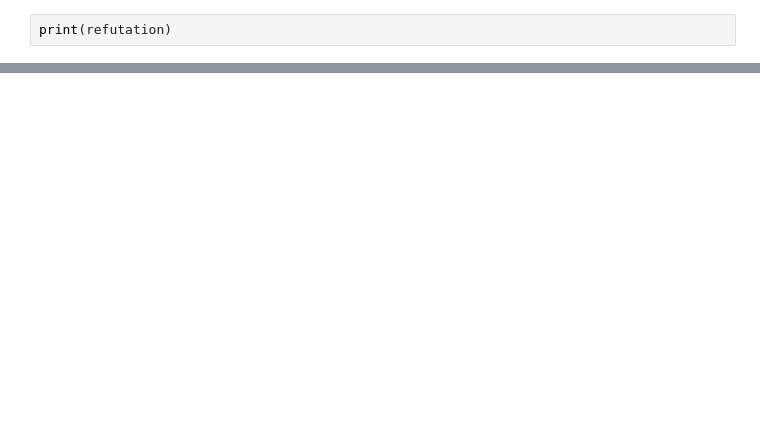
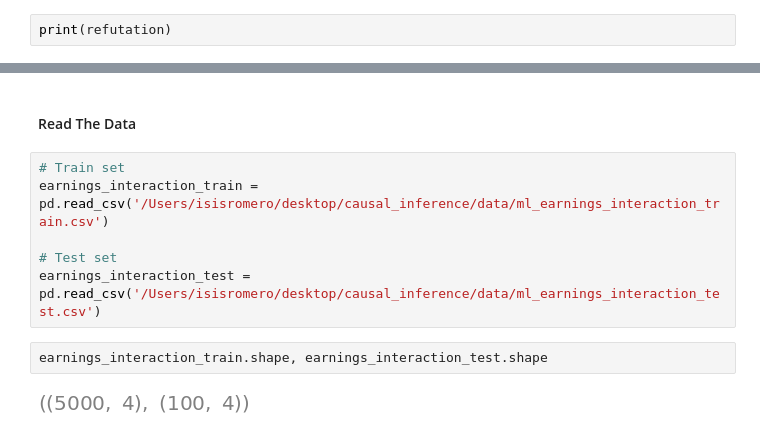
Before and after one commit to joakor89/Causal_inference_in_python, a Jupyter notebook: chap_09/Untitled.ipynb, the cells around one changed output, grey strips where cells are left out. Cells and saved outputs as stored; diff of their text form; blank space fills up the shorter version.

```diff
--- a/chap_09/Untitled.ipynb
+++ b/chap_09/Untitled.ipynb
@@ -180,0 +194,12 @@ print(refutation)
+# %% [markdown]
+#### Read The Data
+# %%
+# Train set
+earnings_interaction_train = pd.read_csv('/Users/isisromero/desktop/causal_inference/data/ml_earnings_interaction_train.csv')
+
+# Test set
+earnings_interaction_test = pd.read_csv('/Users/isisromero/desktop/causal_inference/data/ml_earnings_interaction_test.csv')
+# %%
+earnings_interaction_train.shape, earnings_interaction_test.shape
+# %% [output]
+[figure, added]
```
Also changed, not shown: parts of 31 cells of this notebook, 1 other file.
